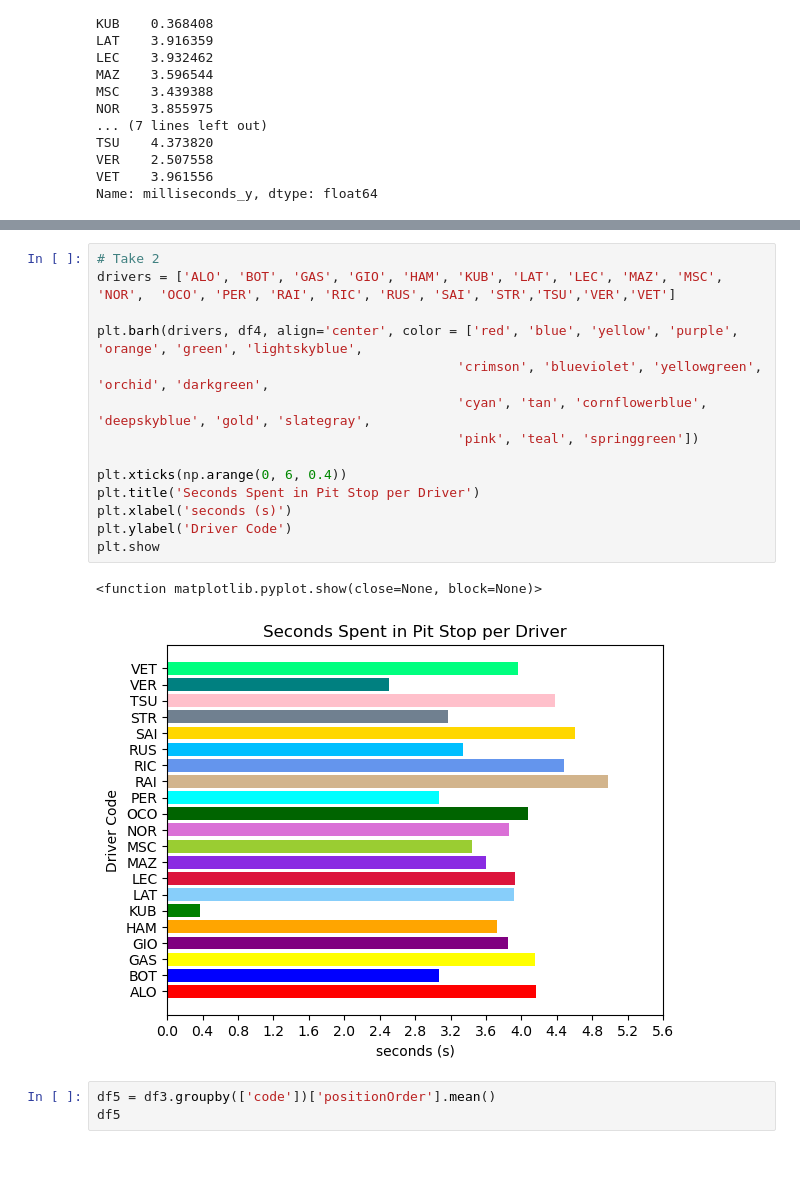
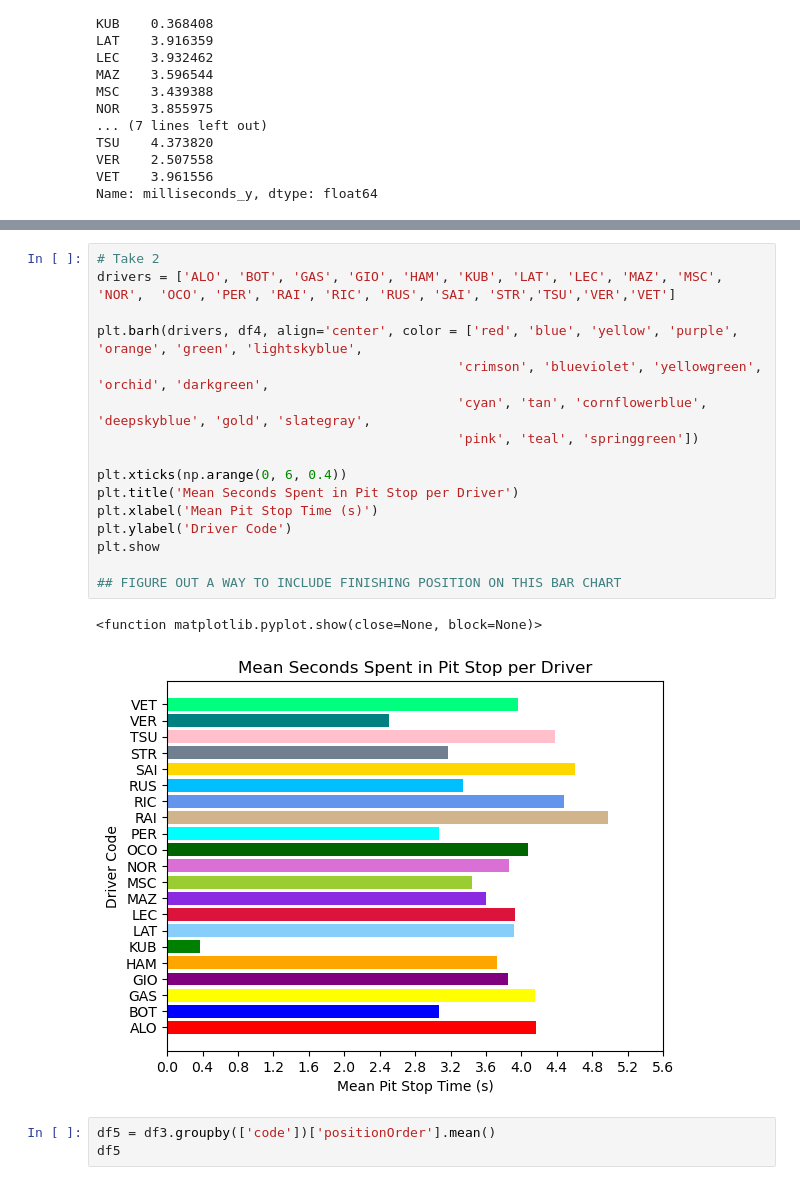
Before and after one commit to RyanBCole/Group-4, a Jupyter notebook: project_1/V3_bar.ipynb, the cells around one changed output, grey strips where cells are left out. Drawn from its saved outputs; the diff is of its cells as text.

```diff
--- a/project_1/V3_bar.ipynb
+++ b/project_1/V3_bar.ipynb
@@ -225,20 +230,22 @@ plt.grid
 # %%
 # Take 2
 drivers = ['ALO', 'BOT', 'GAS', 'GIO', 'HAM', 'KUB', 'LAT', 'LEC', 'MAZ', 'MSC', 'NOR',  'OCO', 'PER', 'RAI', 'RIC', 'RUS', 'SAI', 'STR','TSU','VER','VET']
 
 plt.barh(drivers, df4, align='center', color = ['red', 'blue', 'yellow', 'purple', 'orange', 'green', 'lightskyblue',
                                               'crimson', 'blueviolet', 'yellowgreen', 'orchid', 'darkgreen',
                                               'cyan', 'tan', 'cornflowerblue', 'deepskyblue', 'gold', 'slategray',
                                               'pink', 'teal', 'springgreen'])
 
 plt.xticks(np.arange(0, 6, 0.4))
-plt.title('Seconds Spent in Pit Stop per Driver')
-plt.xlabel('seconds (s)')
+plt.title('Mean Seconds Spent in Pit Stop per Driver')
+plt.xlabel('Mean Pit Stop Time (s)')
 plt.ylabel('Driver Code')
 plt.show
+
+## FIGURE OUT A WAY TO INCLUDE FINISHING POSITION ON THIS BAR CHART
 # %% [output]
 <function matplotlib.pyplot.show(close=None, block=None)>
-[figure, old version]
+[figure, new version]
 # %%
 df5 = df3.groupby(['code'])['positionOrder'].mean()
 df5
```
Also changed, not shown: parts of 7 cells of this notebook.
